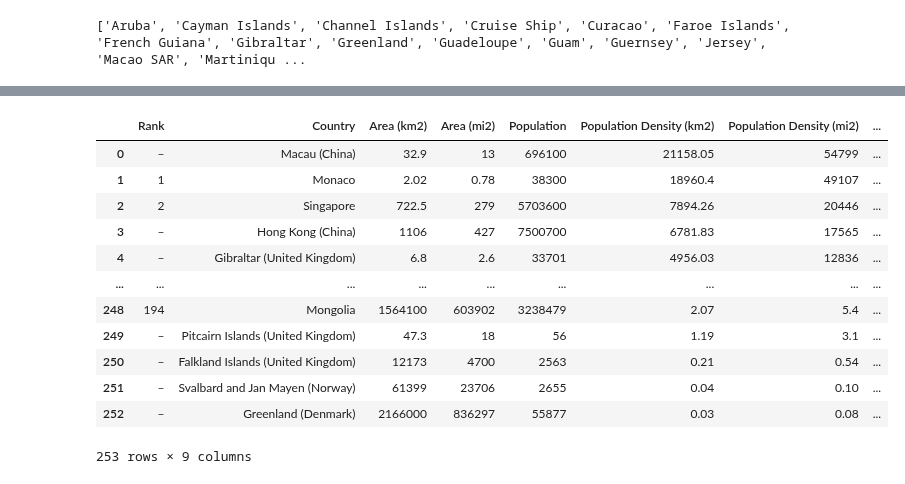
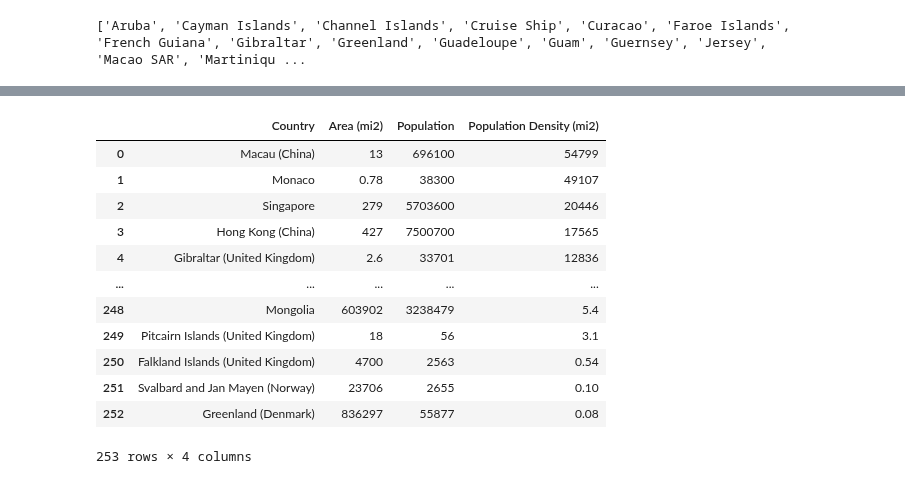
Before and after one commit to gelopez21/ProjectOne, a Jupyter notebook: Project One - Data Cleansing.ipynb, the cells around one changed output, grey strips where cells are left out. Cells and saved outputs as stored; diff of their text form; code cells hidden in the pictures.

```diff
--- a/Project One - Data Cleansing.ipynb
+++ b/Project One - Data Cleansing.ipynb
@@ -170,28 +168,29 @@ cities_not_on_WB
 # %%
 # Read population table from wiki
 population_df = pd.read_html("https://en.wikipedia.org/wiki/List_of_countries_and_dependencies_by_population_density")
 # Return the first table in the list of tables
 population_df = population_df[0]
 # use join to rename double header of table
 population_df.columns = ["_".join(col) for col in population_df.columns]
 # remove rows that represent the double footer
 population_df = population_df[population_df["Rank_Rank"] != "Rank"]
 # rename columns
 population_df.rename(columns={"Rank_Rank": "Rank", "Country (or dependent territory)_Country (or dependent territory)": "Country","Area_km2": "Area (km2)","Area_mi2": "Area (mi2)","Population_Population": "Population"}, inplace=True)
 population_df.rename(columns={"Density_pop./km2": "Population Density (km2)","Density_pop./mi2": "Population Density (mi2)"}, inplace=True)
-#population_df = population_df[{"Country", "Area (mi2)" , "Population", "Population Density (mi2)"}]
+# limit the df to the necessary columns
+population_df = population_df[["Country", "Area (mi2)" , "Population", "Population Density (mi2)"]]
 population_df
 # %% [output]
-|  | Rank | Country | Area (km2) | Area (mi2) | Population | Population Density (km2) | Population Density (mi2) | ... |
-| 0 | – | Macau (China) | 32.9 | 13 | 696100 | 21158.05 | 54799 | ... |
-| 1 | 1 | Monaco | 2.02 | 0.78 | 38300 | 18960.4 | 49107 | ... |
-| 2 | 2 | Singapore | 722.5 | 279 | 5703600 | 7894.26 | 20446 | ... |
-| 3 | – | Hong Kong (China) | 1106 | 427 | 7500700 | 6781.83 | 17565 | ... |
-| 4 | – | Gibraltar (United Kingdom) | 6.8 | 2.6 | 33701 | 4956.03 | 12836 | ... |
-| ... | ... | ... | ... | ... | ... | ... | ... | ... |
-| 248 | 194 | Mongolia | 1564100 | 603902 | 3238479 | 2.07 | 5.4 | ... |
-| 249 | – | Pitcairn Islands (United Kingdom) | 47.3 | 18 | 56 | 1.19 | 3.1 | ... |
-| 250 | – | Falkland Islands (United Kingdom) | 12173 | 4700 | 2563 | 0.21 | 0.54 | ... |
-| 251 | – | Svalbard and Jan Mayen (Norway) | 61399 | 23706 | 2655 | 0.04 | 0.10 | ... |
-| 252 | – | Greenland (Denmark) | 2166000 | 836297 | 55877 | 0.03 | 0.08 | ... |
+|  | Country | Area (mi2) | Population | Population Density (mi2) |
+| 0 | Macau (China) | 13 | 696100 | 54799 |
+| 1 | Monaco | 0.78 | 38300 | 49107 |
+| 2 | Singapore | 279 | 5703600 | 20446 |
+| 3 | Hong Kong (China) | 427 | 7500700 | 17565 |
+| 4 | Gibraltar (United Kingdom) | 2.6 | 33701 | 12836 |
+| ... | ... | ... | ... | ... |
+| 248 | Mongolia | 603902 | 3238479 | 5.4 |
+| 249 | Pitcairn Islands (United Kingdom) | 18 | 56 | 3.1 |
+| 250 | Falkland Islands (United Kingdom) | 4700 | 2563 | 0.54 |
+| 251 | Svalbard and Jan Mayen (Norway) | 23706 | 2655 | 0.10 |
+| 252 | Greenland (Denmark) | 836297 | 55877 | 0.08 |
-253 rows × 9 columns
+253 rows × 4 columns
```
Also changed, not shown: parts of 7 cells of this notebook.
